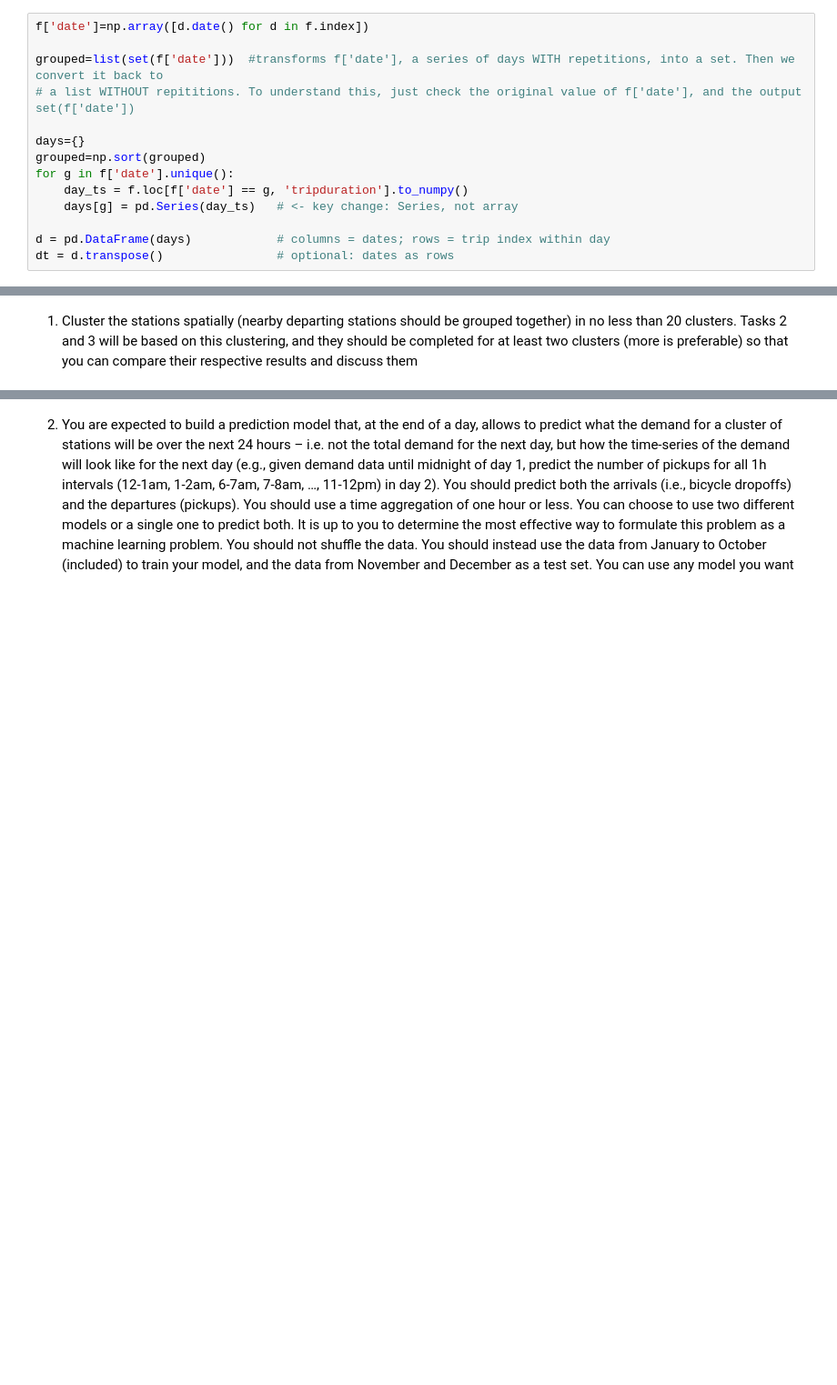
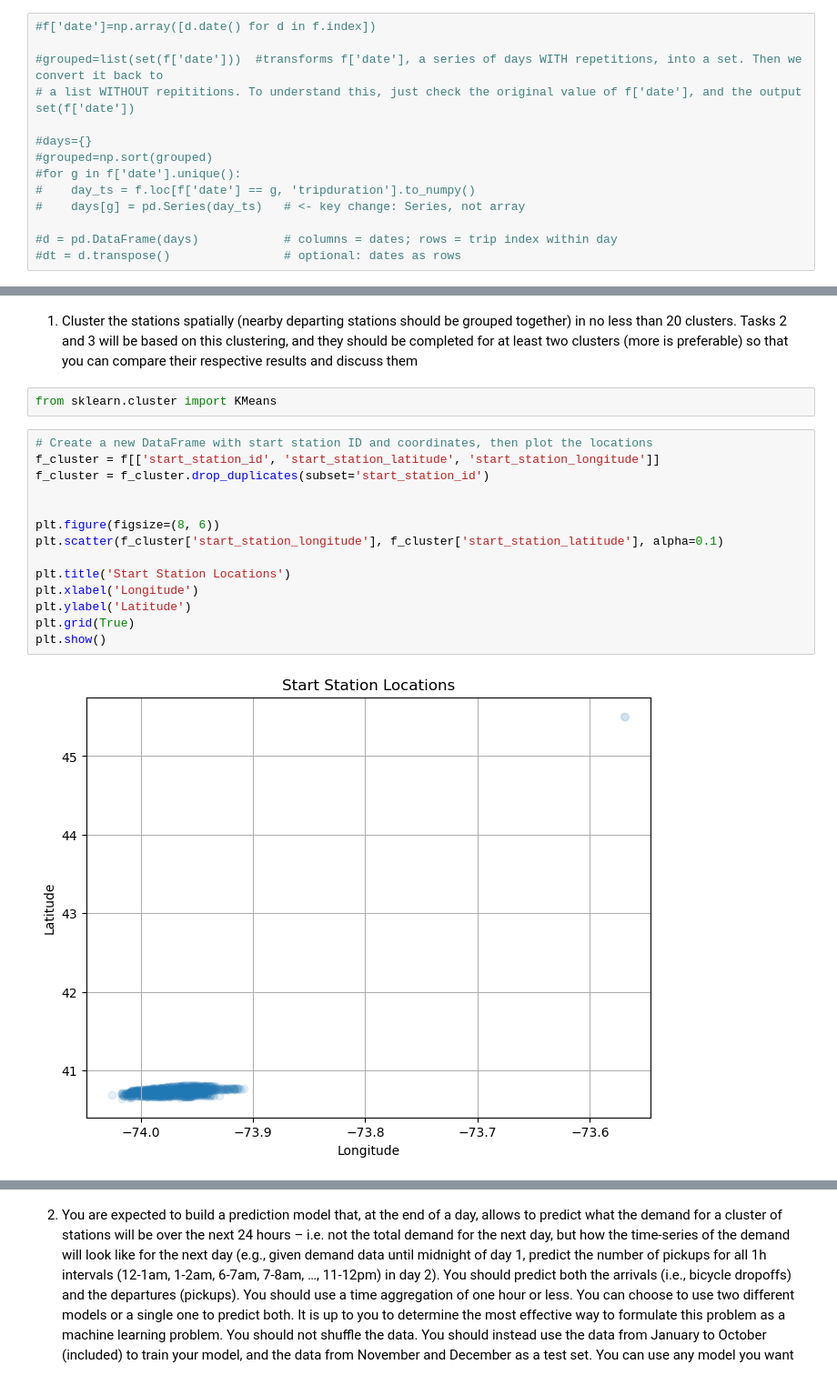
Before and after one commit to bodvarsdottirkristin/ba-group-37, a Jupyter notebook: notebooks/prediction_challenge.ipynb, the cells around one changed output, grey strips where cells are left out. Shown at 91% size. Cells and saved outputs as stored; diff of their text form; blank space fills up the shorter version.

```diff
--- a/notebooks/prediction_challenge.ipynb
+++ b/notebooks/prediction_challenge.ipynb
@@ -51,16 +51,16 @@ usertype                    object
 
 [17545842 rows x 12 columns]
 # %%
-f['date']=np.array([d.date() for d in f.index])
+#f['date']=np.array([d.date() for d in f.index])
 
-grouped=list(set(f['date']))  #transforms f['date'], a series of days WITH repetitions, into a set. Then we convert it back to
+#grouped=list(set(f['date']))  #transforms f['date'], a series of days WITH repetitions, into a set. Then we convert it back to
 # a list WITHOUT repititions. To understand this, just check the original value of f['date'], and the output set(f['date'])
 
-days={}
-grouped=np.sort(grouped)
-for g in f['date'].unique():
-    day_ts = f.loc[f['date'] == g, 'tripduration'].to_numpy()
-    days[g] = pd.Series(day_ts)   # <- key change: Series, not array
+#days={}
+#grouped=np.sort(grouped)
+#for g in f['date'].unique():
+#    day_ts = f.loc[f['date'] == g, 'tripduration'].to_numpy()
+#    days[g] = pd.Series(day_ts)   # <- key change: Series, not array
 
-d = pd.DataFrame(days)            # columns = dates; rows = trip index within day
-dt = d.transpose()                # optional: dates as rows
+#d = pd.DataFrame(days)            # columns = dates; rows = trip index within day
+#dt = d.transpose()                # optional: dates as rows
@@ -71,3 +69,21 @@ KeyError: "None of ['starttime'] are in the columns"
 in no less than 20 clusters. Tasks 2 and 3 will be based on this clustering, and they
 should be completed for at least two clusters (more is preferable) so that you can
 compare their respective results and discuss them
+# %%
+from sklearn.cluster import KMeans
+# %%
+# Create a new DataFrame with start station ID and coordinates, then plot the locations
+f_cluster = f[['start_station_id', 'start_station_latitude', 'start_station_longitude']]
+f_cluster = f_cluster.drop_duplicates(subset='start_station_id')
+
+
+plt.figure(figsize=(8, 6))
+plt.scatter(f_cluster['start_station_longitude'], f_cluster['start_station_latitude'], alpha=0.1)
+
+plt.title('Start Station Locations')
+plt.xlabel('Longitude')
+plt.ylabel('Latitude')
+plt.grid(True)
+plt.show()
+# %% [output]
+[figure, added]
```
Also changed, not shown: parts of 8 cells of this notebook.
